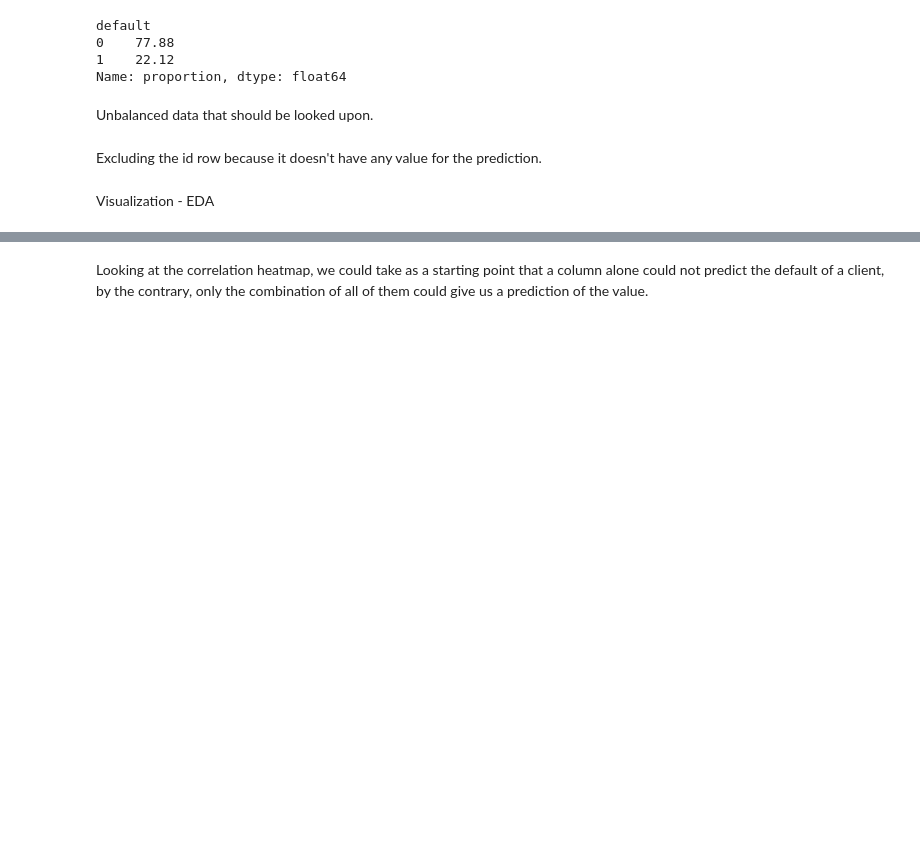
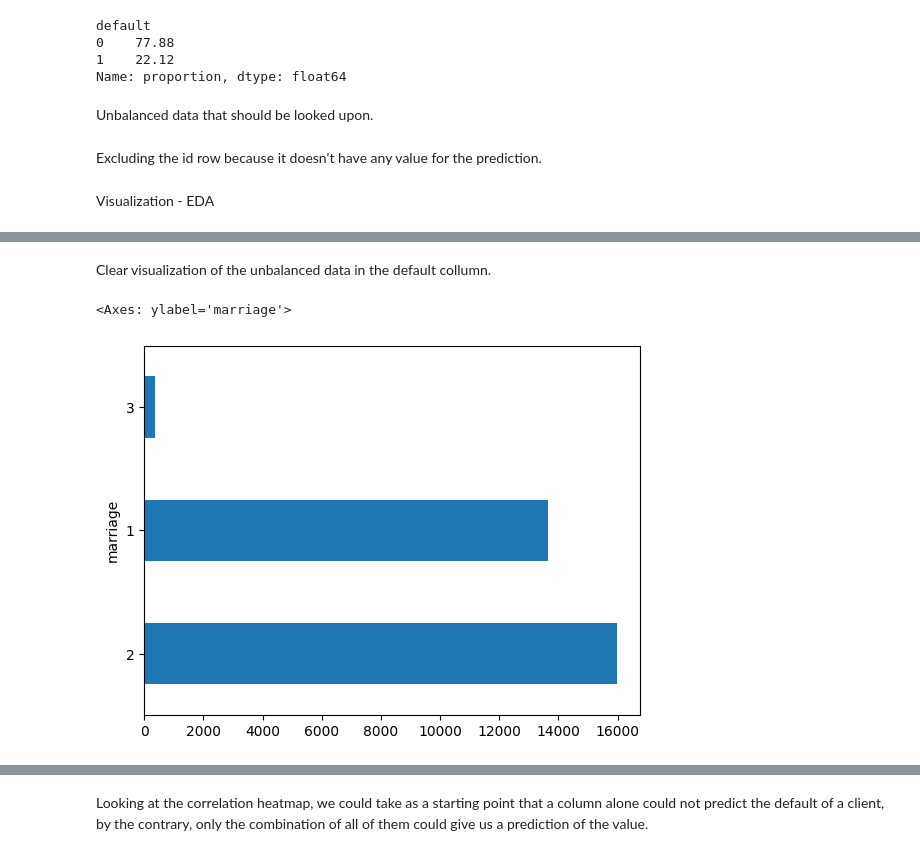
Before and after one commit to ASFischer/credit_risk, a Jupyter notebook: notebooks/eda.ipynb, the cells around one changed output, grey strips where cells are left out. Cells and saved outputs as stored; diff of their text form; code cells hidden in the pictures; blank space fills up the shorter version.

```diff
--- a/notebooks/eda.ipynb
+++ b/notebooks/eda.ipynb
@@ -228,0 +240,7 @@ Visualization - EDA
+# %% [markdown]
+Clear visualization of the unbalanced data in the default collumn.
+# %%
+df.marriage.value_counts().plot(kind = "barh")
+# %% [output]
+<Axes: ylabel='marriage'>
+[figure, added]
```
Also changed, not shown: parts of 18 cells of this notebook, 3 other files.
